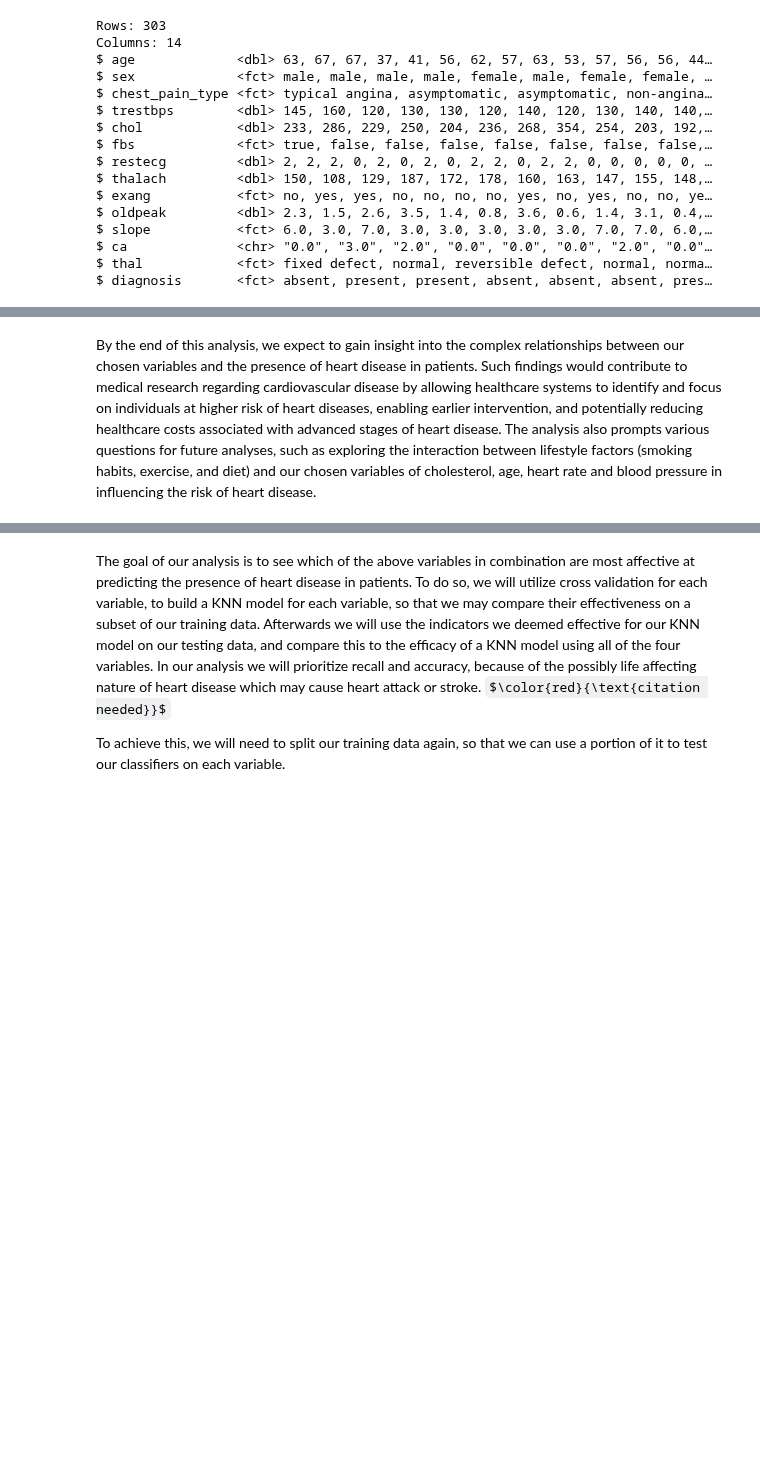
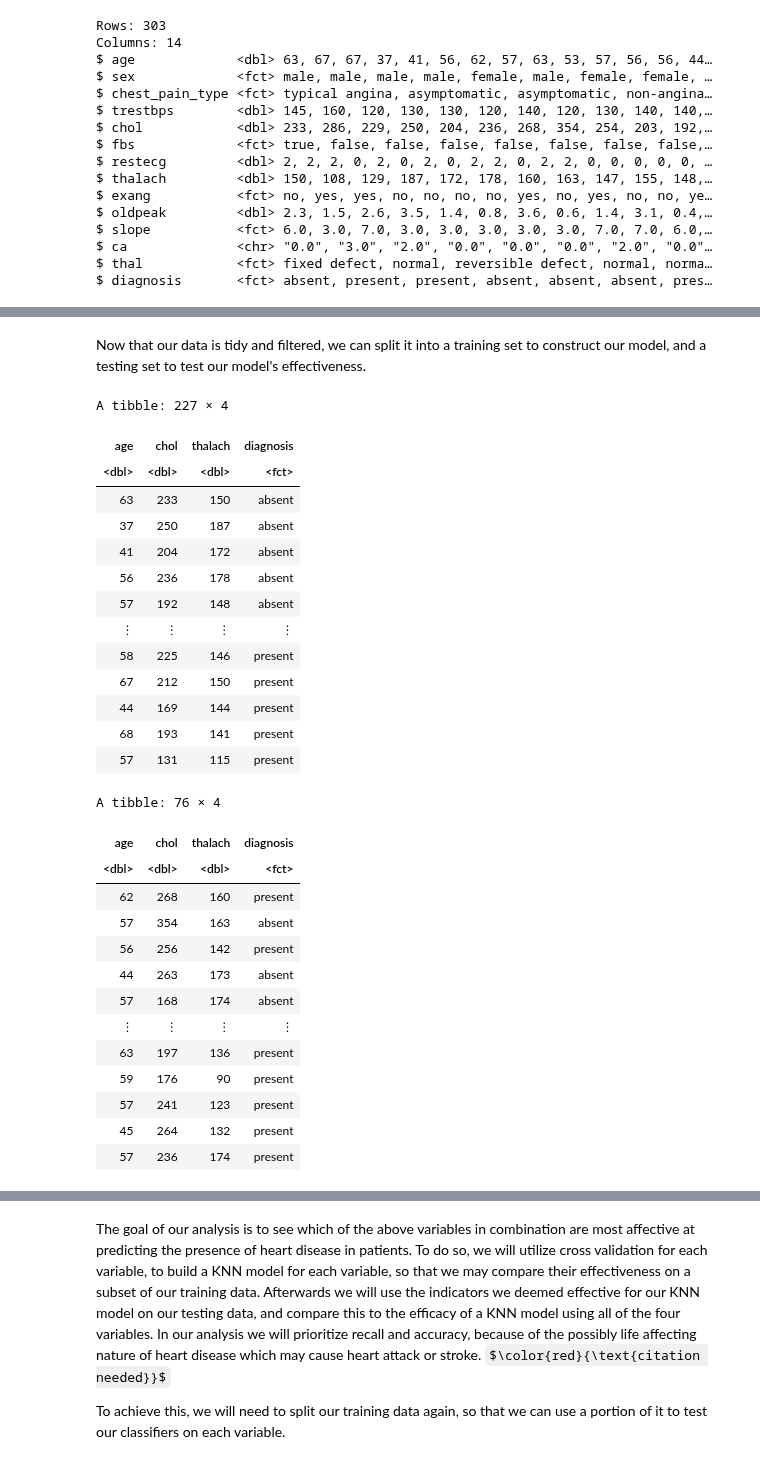
Before and after one commit to Nitro-87/Group-2-Project-Proposal, a Jupyter notebook: Project-Report.ipynb, the cells around one changed output, grey strips where cells are left out. Drawn from its saved outputs; the diff is of its cells as text; code cells hidden in the pictures; some formulas as TeX source; blank space fills up the shorter version.

```diff
--- a/Project-Report.ipynb
+++ b/Project-Report.ipynb
@@ -181,2 +206,38 @@ We have chosen to use the K-nearest neighbors classification algorithm to contin
-# %% [markdown]
-By the end of this analysis, we expect to gain insight into the complex relationships between our chosen variables and the presence of heart disease in patients. Such findings would contribute to medical research regarding cardiovascular disease by allowing healthcare systems to identify and focus on individuals at higher risk of heart diseases, enabling earlier intervention, and potentially reducing healthcare costs associated with advanced stages of heart disease. The analysis also prompts various questions for future analyses, such as exploring the interaction between lifestyle factors (smoking habits, exercise, and diet) and our chosen variables of cholesterol, age, heart rate and blood pressure in influencing the risk of heart disease.
+# %% [markdown]
+Now that our data is tidy and filtered, we can split it into a training set to construct our model, and a testing set to test our model's effectiveness.
+# %%
+cleveland_data_split <- initial_split(cleveland_data_select, prop = 0.75, strata = diagnosis)
+training_set <- training(cleveland_data_split)
+testing_set <- testing(cleveland_data_split)
+
+training_set
+testing_set
+# %% [output]
+A tibble: 227 × 4
+| age | chol | thalach | diagnosis |
+| <dbl> | <dbl> | <dbl> | <fct> |
+| 63 | 233 | 150 | absent |
+| 37 | 250 | 187 | absent |
+| 41 | 204 | 172 | absent |
+| 56 | 236 | 178 | absent |
+| 57 | 192 | 148 | absent |
+| ⋮ | ⋮ | ⋮ | ⋮ |
+| 58 | 225 | 146 | present |
+| 67 | 212 | 150 | present |
+| 44 | 169 | 144 | present |
+| 68 | 193 | 141 | present |
+| 57 | 131 | 115 | present |
+A tibble: 76 × 4
+| age | chol | thalach | diagnosis |
+| <dbl> | <dbl> | <dbl> | <fct> |
+| 62 | 268 | 160 | present |
+| 57 | 354 | 163 | absent |
+| 56 | 256 | 142 | present |
+| 44 | 263 | 173 | absent |
+| 57 | 168 | 174 | absent |
+| ⋮ | ⋮ | ⋮ | ⋮ |
+| 63 | 197 | 136 | present |
+| 59 | 176 | 90 | present |
+| 57 | 241 | 123 | present |
+| 45 | 264 | 132 | present |
+| 57 | 236 | 174 | present |
```
Also changed, not shown: parts of 18 cells of this notebook.
